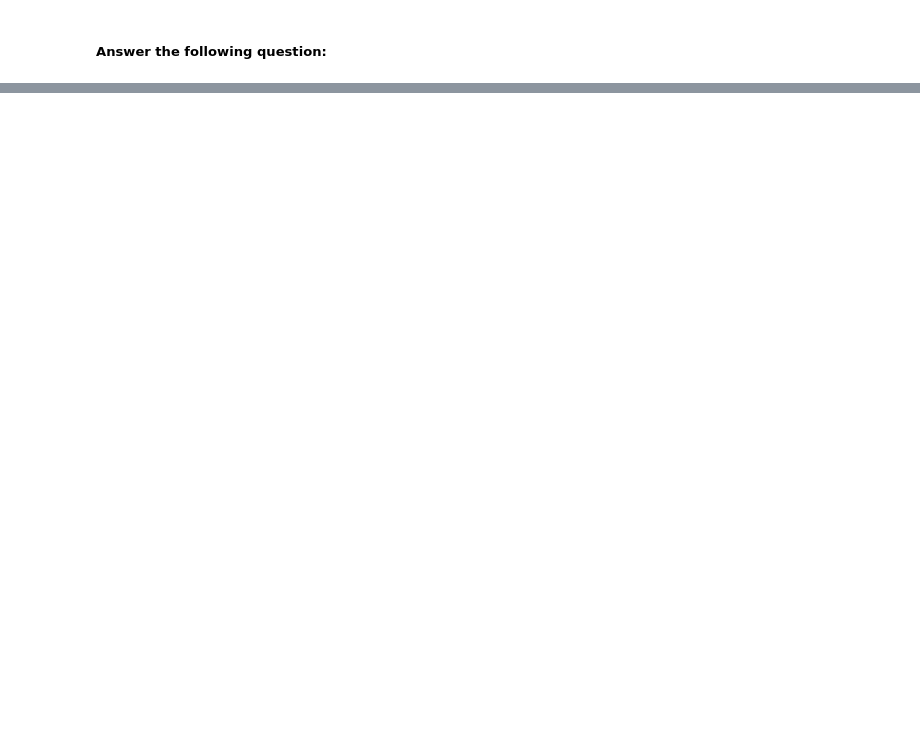
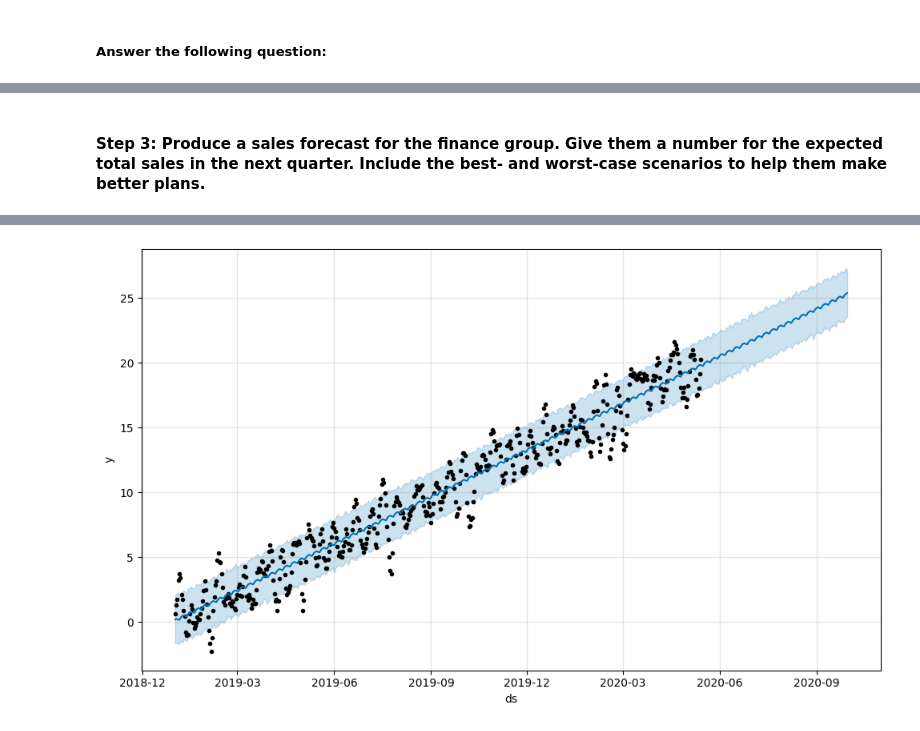
Before and after one commit to boz-tcm/time-series-challenge, a Jupyter notebook: forecasting_net_prophet.ipynb, the cells around one changed output, grey strips where cells are left out. Saved outputs shown, nothing was run; the diff lists cells and outputs as text; code cells hidden in the pictures; blank space fills up the shorter version.

```diff
--- a/forecasting_net_prophet.ipynb
+++ b/forecasting_net_prophet.ipynb
@@ -1039,0 +1046,7 @@ mercado_sales_prophet_figures = mercado_sales_prophet_model.plot_components(merc
+# %% [markdown]
+#### Step 3: Produce a sales forecast for the finance group. Give them a number for the expected total sales in the next quarter. Include the best- and worst-case scenarios to help them make better plans.
+# %%
+# Plot the predictions for the Mercado sales
+hv.extension('bokeh')
+mercado_sales_prophet_model.plot(mercado_sales_prophet_forecast_df);
+# %% [output]
@@ -1039,0 +1056 @@ mercado_sales_prophet_figures = mercado_sales_prophet_model.plot_components(merc
+[figure, added]
```
Also changed, not shown: parts of 16 cells of this notebook, 9 other files.
